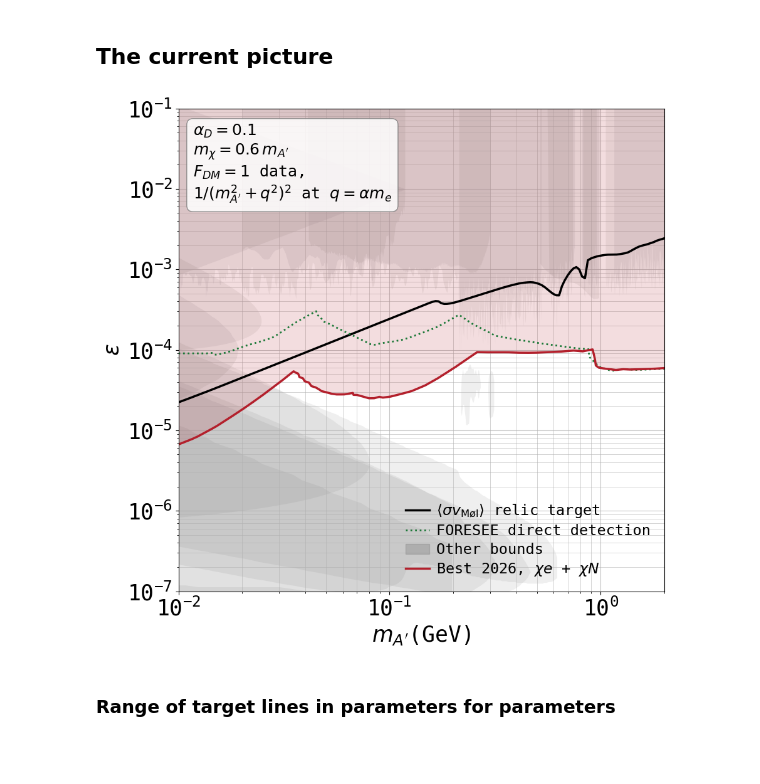
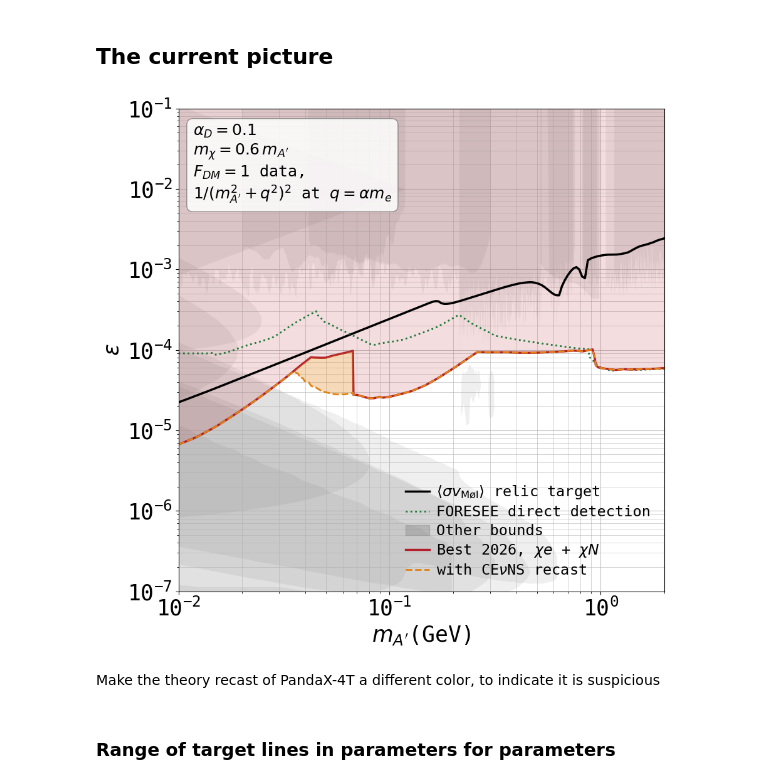
Before and after one commit to sgogoeg/bcgs_internship, a Jupyter notebook: Code/Direct_detection.ipynb, the cells around one changed output. Cells and saved outputs as stored; diff of their text form; code cells hidden in the pictures; blank space fills up the shorter version.

```diff
--- a/Code/Direct_detection.ipynb
+++ b/Code/Direct_detection.ipynb
@@ -1465,6 +1492,19 @@ ax.plot(mlims_best2026_all, eplims_best2026_all, color = '#b3202c',
 ax.fill_between(mlims_best2026_all, eplims_best2026_all, 1,
                 color = '#b3202c', alpha = 0.15, zorder = 1)
 
+# What the CEvNS recast would add if it were counted: a theory
+# reinterpretation of the PandaX-4T S2 data rather than a published limit, so
+# it is drawn as its own region rather than folded into the line above.
+ax.plot(mlims_best2026_cenuns, eplims_best2026_cenuns, color = '#e08214',
+        linewidth = 2.0, linestyle = '--',
+        label = r"with CE$\nu$NS recast")
+
+ax.fill_between(mlims_best2026_cenuns, eplims_best2026_cenuns,
+                np.exp(np.interp(np.log(mlims_best2026_cenuns),
+                                 np.log(mlims_best2026_all),
+                                 np.log(eplims_best2026_all))),
+                color = '#e08214', alpha = 0.3, linewidth = 0, zorder = 2)
+
 ax.text(0.03, 0.97,
         "\n".join([r"$\alpha_D = %g$" % alphaD,
                    r"$m_\chi = %g\, m_{A'}$" % mchi_over_ma,
@@ -1476,36 +1516,38 @@ ax.text(0.03, 0.97,
 
 ## Setting a costumised legend:
 handles, labels = ax.get_legend_handles_labels() # get all legend items
-desired_order = [0, 2, 1, 3]  # change the order of legend elements
+desired_order = [0, 2, 1, 3, 4]  # change the order of legend elements
 
 ax.legend(
     [handles[i] for i in desired_order],
     [labels[i] for i in desired_order],
     loc = 'lower right',           # the lower right of the axes is empty
     ncol = 1,                      # stacked, to keep it narrow
     fontsize = 17,
     labelspacing = 0.3,
     handlelength = 1.6,
     handletextpad = 0.5,
     borderpad = 0.4,
     frameon = False                # removes legend border
 )
 
 # Define how much to zoom out from the data plotting range (cm):
 x_min = 1e-2
 x_max = 2e0
 
 y_min = 1e-7
 y_max = 1e-1
 
 # Set the new plotting limits explicitly
 ax.set_xbound(x_min, x_max)
 ax.set_ybound(y_min, y_max)
 
 # Save and show the figure:
 plt.savefig("figures/relic_abundance_best2026.pdf", bbox_inches='tight')
 plt.show()
 # %% [output]
-[figure, old version]
+[figure, new version]
+# %% [markdown]
+Make the theory recast of PandaX-4T a different color, to indicate it is suspicious
 # %% [markdown]
 ### Range of target lines in parameters for parameters
```
Also changed, not shown: parts of 11 cells of this notebook, 15 other files.
